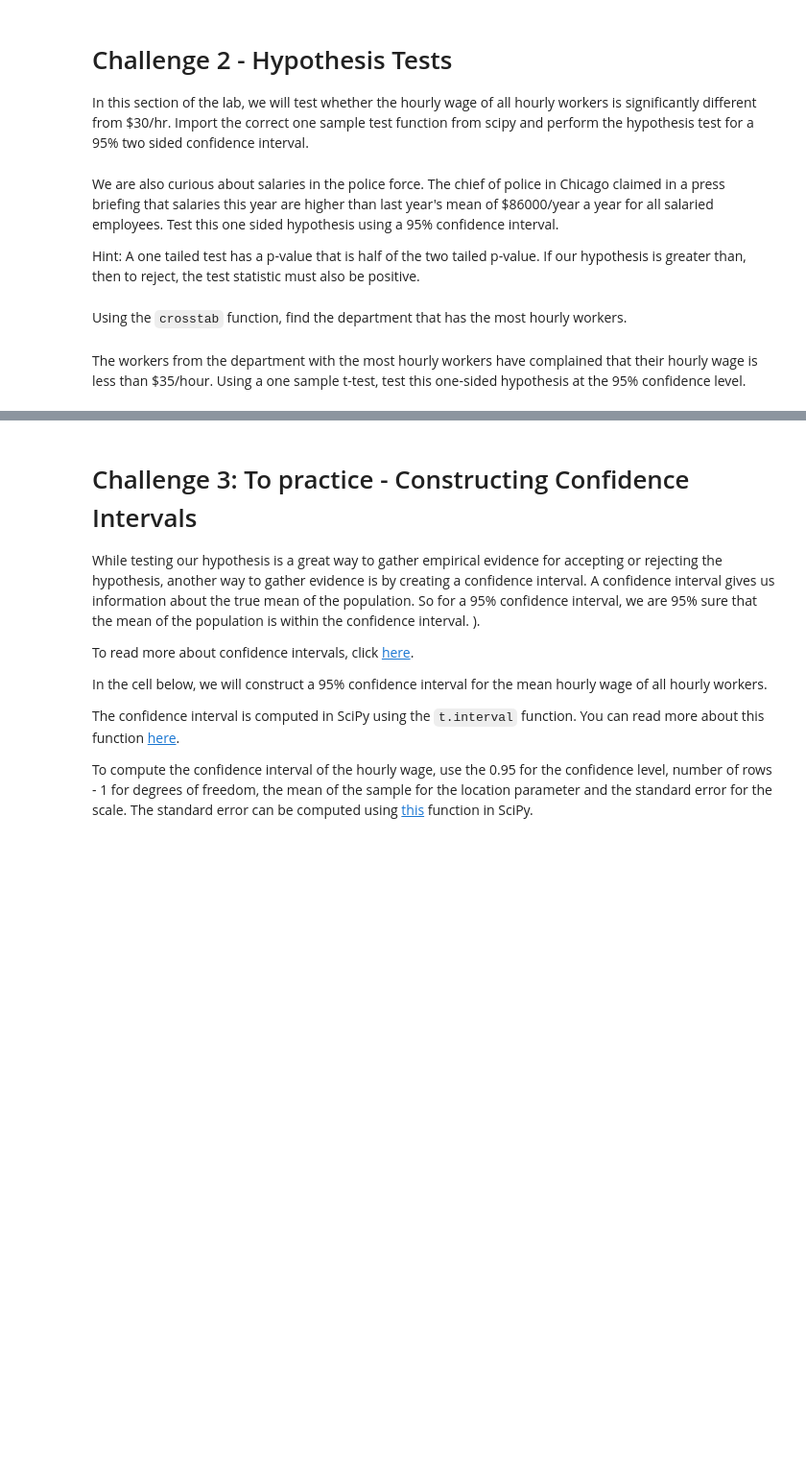
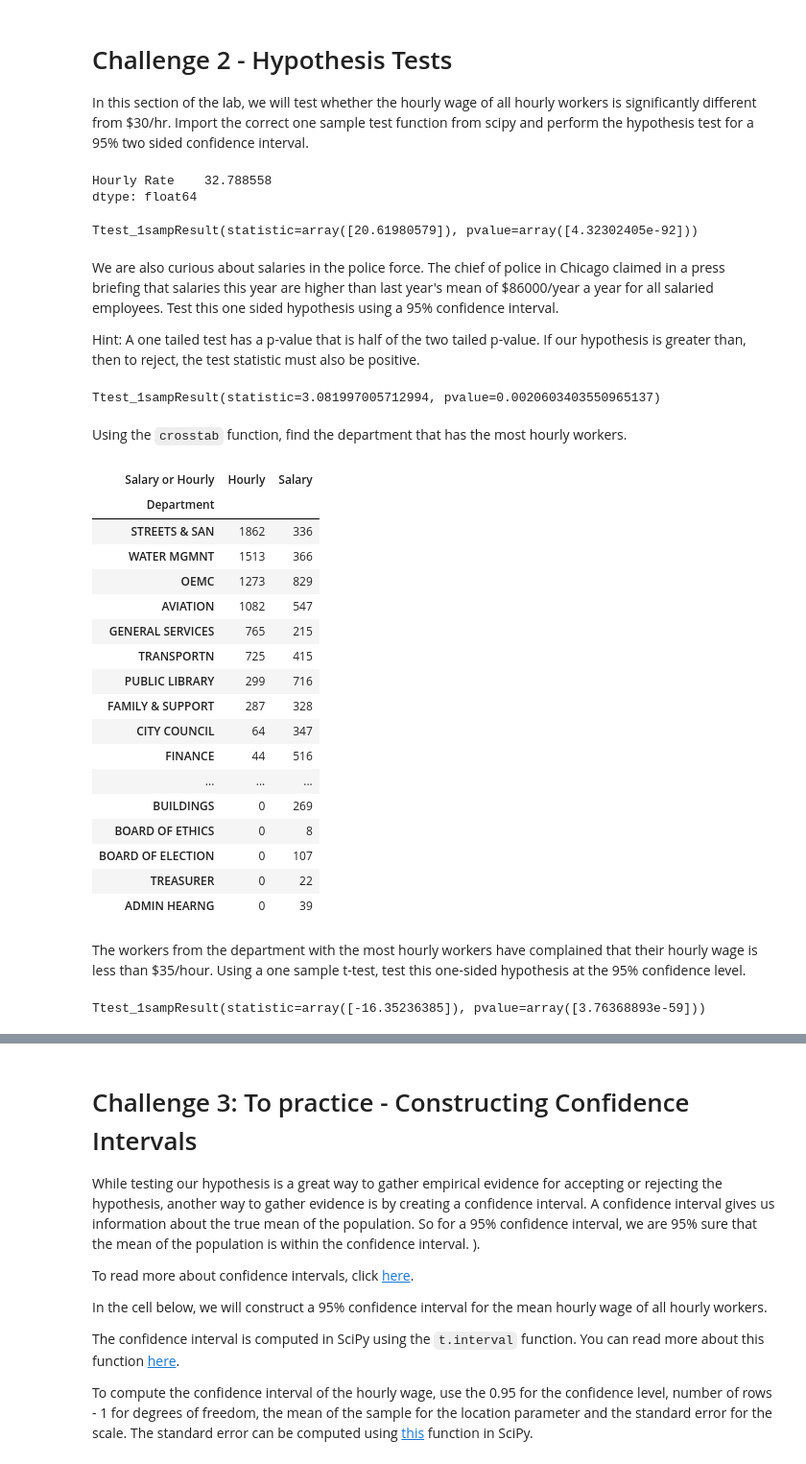
Before and after one commit to ta-data-lis/lab-hypothesis-testing-1, a Jupyter notebook: your-code/main.ipynb, the cells around one changed output, grey strips where cells are left out. Shown: that part at 96% size. Drawn from its saved outputs; the diff is of its cells as text; code cells hidden in the pictures; blank space fills up the shorter version.

```diff
--- a/your-code/main.ipynb
+++ b/your-code/main.ipynb
@@ -38,3 +132,15 @@ In this section of the lab, we will test whether the hourly wage of all hourly w
+# %%
+hourly.head()
+hourly.mean()
+# %% [output]
+Hourly Rate    32.788558
+dtype: float64
+# %%
+ttest_1samp(hourly,30)
+
+#the p-value is far greater than 0.05 so we can accept the null hypothesis
+# %% [output]
+Ttest_1sampResult(statistic=array([20.61980579]), pvalue=array([4.32302405e-92]))
 # %% [markdown]
 We are also curious about salaries in the police force. The chief of police in Chicago claimed in a press briefing that salaries this year are higher than last year's mean of $86000/year a year for all salaried employees. Test this one sided hypothesis using a 95% confidence interval.
 
@@ -44,2 +153,10 @@ Hint: A one tailed test has a p-value that is half of the two tailed p-value. If
+# %%
+ttest_1samp(pol_salaries, 86000) #two-tailed? how to go up or down + how do we put confidence intervals in?
+
+#the p-value is far less than 0.05 so we can reject the null hypothesis
+#look up t value
+#p value/2 for one way
+# %% [output]
+Ttest_1sampResult(statistic=3.081997005712994, pvalue=0.0020603403550965137)
 # %% [markdown]
 Using the `crosstab` function, find the department that has the most hourly workers.
@@ -48,2 +163,25 @@ Using the `crosstab` function, find the department that has the most hourly work
+# %%
+# Your code here:
+payment_per_department = pd.crosstab(salaries['Department'],salaries['Salary or Hourly'])
+payment_per_department.sort_values(by=['Hourly'], ascending = False)
+# %% [output]
+| Salary or Hourly | Hourly | Salary |
+| Department |  |  |
+| STREETS & SAN | 1862 | 336 |
+| WATER MGMNT | 1513 | 366 |
+| OEMC | 1273 | 829 |
+| AVIATION | 1082 | 547 |
+| GENERAL SERVICES | 765 | 215 |
+| TRANSPORTN | 725 | 415 |
+| PUBLIC LIBRARY | 299 | 716 |
+| FAMILY & SUPPORT | 287 | 328 |
+| CITY COUNCIL | 64 | 347 |
+| FINANCE | 44 | 516 |
+| ... | ... | ... |
+| BUILDINGS | 0 | 269 |
+| BOARD OF ETHICS | 0 | 8 |
+| BOARD OF ELECTION | 0 | 107 |
+| TREASURER | 0 | 22 |
+| ADMIN HEARNG | 0 | 39 |
 # %% [markdown]
 The workers from the department with the most hourly workers have complained that their hourly wage is less than $35/hour. Using a one sample t-test, test this one-sided hypothesis at the 95% confidence level.
@@ -51,0 +188,7 @@ The workers from the department with the most hourly workers have complained tha
+# %%
+hourly = salaries[['Hourly Rate']].dropna()
+mu =  35
+
+ttest_1samp(hourly,35)
+# %% [output]
+Ttest_1sampResult(statistic=array([-16.35236385]), pvalue=array([3.76368893e-59]))
```
Also changed, not shown: parts of 26 cells of this notebook.
